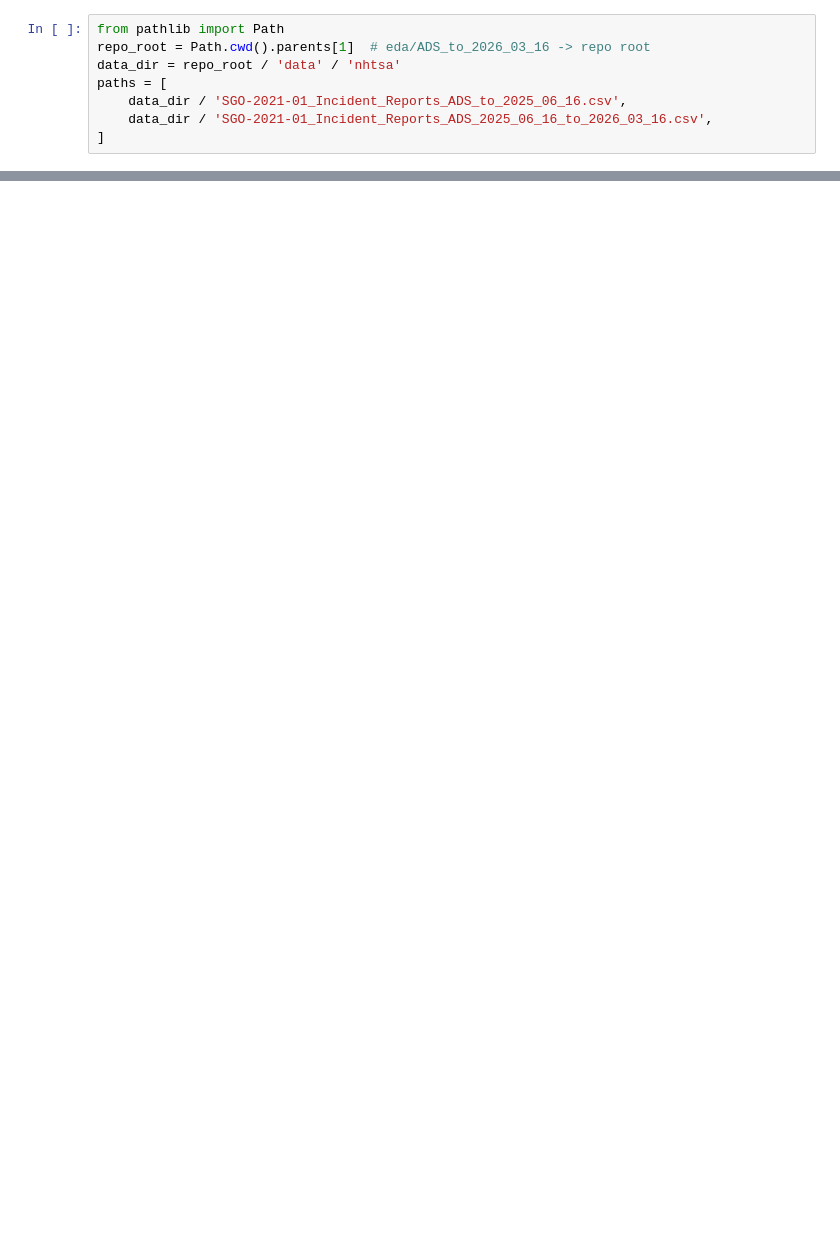
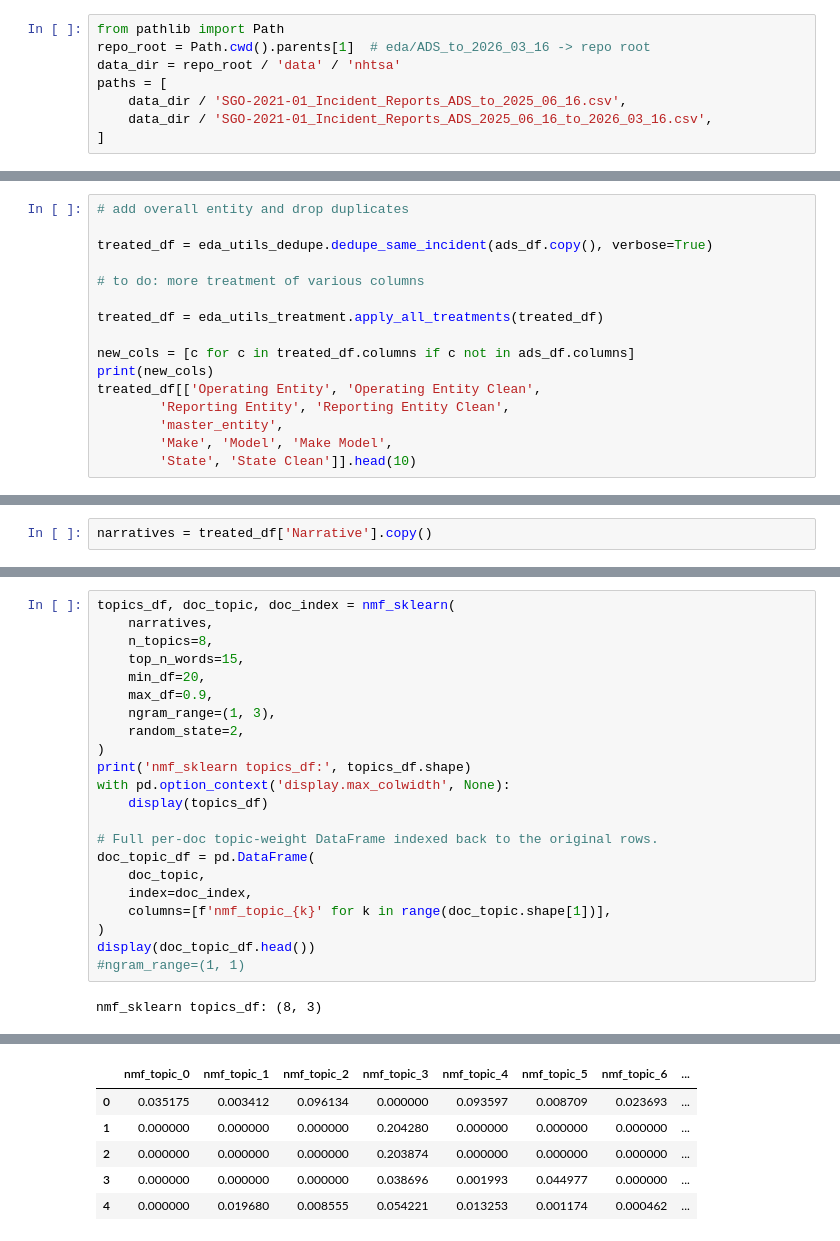
Before and after one commit to AurelianTactics/avird_2026, a Jupyter notebook: eda/ADS_to_2026_03_16/03_eda_basic_topics_2026.ipynb, the cells around one changed output, grey strips where cells are left out. Cells and saved outputs as stored; diff of their text form; blank space fills up the shorter version.

Commit message:
topic analysis

```diff
--- a/eda/ADS_to_2026_03_16/03_eda_basic_topics_2026.ipynb
+++ b/eda/ADS_to_2026_03_16/03_eda_basic_topics_2026.ipynb
@@ -36,0 +81,16 @@ ads_df = eda_utils_sgo.load_and_concat_csvs(paths)
+# %%
+# add overall entity and drop duplicates
+
+treated_df = eda_utils_dedupe.dedupe_same_incident(ads_df.copy(), verbose=True)
+
+# to do: more treatment of various columns
+
+treated_df = eda_utils_treatment.apply_all_treatments(treated_df)
+
+new_cols = [c for c in treated_df.columns if c not in ads_df.columns]
+print(new_cols)
+treated_df[['Operating Entity', 'Operating Entity Clean',
+        'Reporting Entity', 'Reporting Entity Clean',
+        'master_entity',
+        'Make', 'Model', 'Make Model',
+        'State', 'State Clean']].head(10)
@@ -36,0 +102,2 @@ ads_df = eda_utils_sgo.load_and_concat_csvs(paths)
+# %%
+narratives = treated_df['Narrative'].copy()
@@ -36,0 +280,24 @@ ads_df = eda_utils_sgo.load_and_concat_csvs(paths)
+# %%
+topics_df, doc_topic, doc_index = nmf_sklearn(
+    narratives,
+    n_topics=8,
+    top_n_words=15,
+    min_df=20,
+    max_df=0.9,
+    ngram_range=(1, 3),
+    random_state=2,
+)
+print('nmf_sklearn topics_df:', topics_df.shape)
+with pd.option_context('display.max_colwidth', None):
+    display(topics_df)
+
+# Full per-doc topic-weight DataFrame indexed back to the original rows.
+doc_topic_df = pd.DataFrame(
+    doc_topic,
+    index=doc_index,
+    columns=[f'nmf_topic_{k}' for k in range(doc_topic.shape[1])],
+)
+display(doc_topic_df.head())
+#ngram_range=(1, 1)
+# %% [output]
+nmf_sklearn topics_df: (8, 3)
@@ -36,0 +313,6 @@ ads_df = eda_utils_sgo.load_and_concat_csvs(paths)
+|  | nmf_topic_0 | nmf_topic_1 | nmf_topic_2 | nmf_topic_3 | nmf_topic_4 | nmf_topic_5 | nmf_topic_6 | ... |
+| 0 | 0.035175 | 0.003412 | 0.096134 | 0.000000 | 0.093597 | 0.008709 | 0.023693 | ... |
+| 1 | 0.000000 | 0.000000 | 0.000000 | 0.204280 | 0.000000 | 0.000000 | 0.000000 | ... |
+| 2 | 0.000000 | 0.000000 | 0.000000 | 0.203874 | 0.000000 | 0.000000 | 0.000000 | ... |
+| 3 | 0.000000 | 0.000000 | 0.000000 | 0.038696 | 0.001993 | 0.044977 | 0.000000 | ... |
+| 4 | 0.000000 | 0.019680 | 0.008555 | 0.054221 | 0.013253 | 0.001174 | 0.000462 | ... |
```
Also changed, not shown: parts of 20 cells of this notebook, 4 other files.
